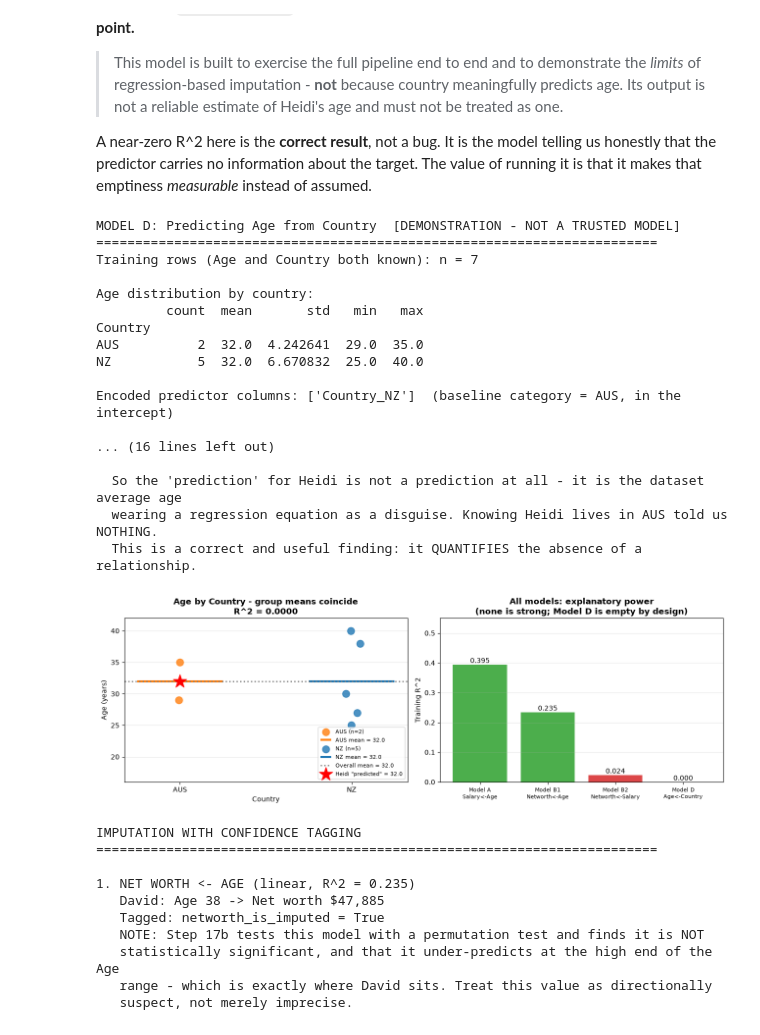
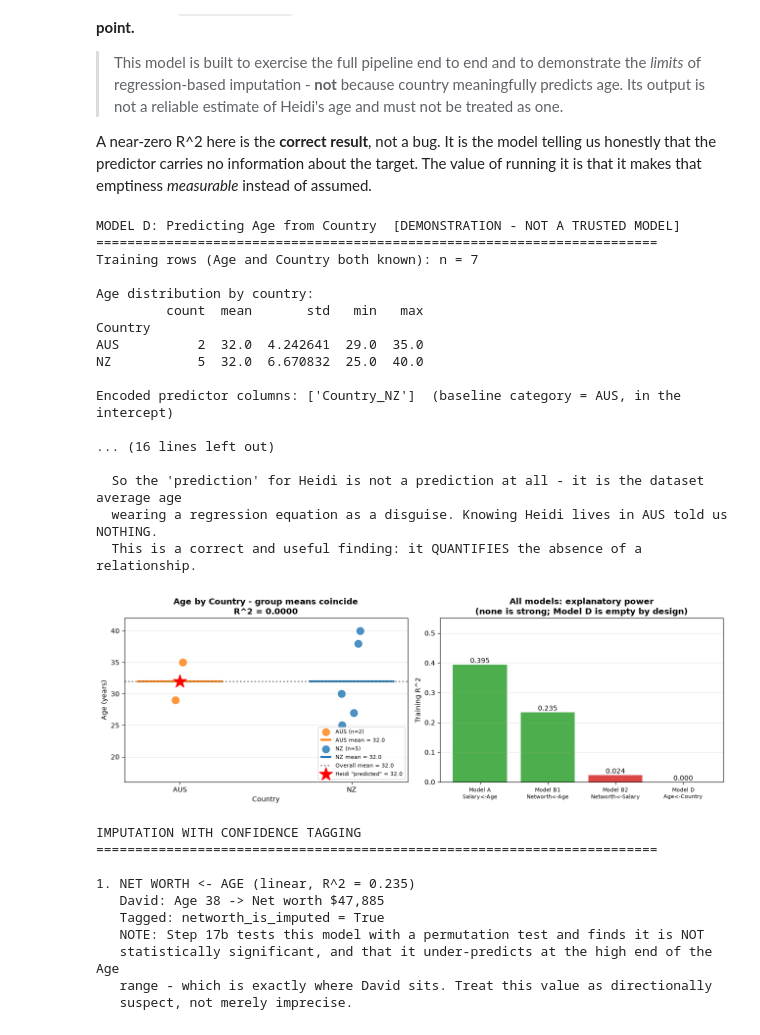
Before and after one commit to eirikrbe/MSE803-DA, a Jupyter notebook: W4/W4Act1/notebooks/W4Act1_statistics.ipynb, the cells around one changed output. Drawn from its saved outputs; the diff is of its cells as text; code cells hidden in the pictures.

```diff
--- a/W4/W4Act1/notebooks/W4Act1_statistics.ipynb
+++ b/W4/W4Act1/notebooks/W4Act1_statistics.ipynb
@@ -1176,8 +995,11 @@ print("  This is a correct and useful finding: it QUANTIFIES the absence of a re
 
 fig, axes = plt.subplots(1, 2, figsize=(13, 4.5))
 colors = {'NZ': '#1f77b4', 'AUS': '#ff7f0e'}
+# Seeded so the figure is byte-reproducible across runs. The jitter only spreads points
+# horizontally within their country so they do not overlap - it changes no value.
+jitter_rng = np.random.default_rng(0)
 for i, (c, g) in enumerate(sub_d.groupby('Country')):
-    axes[0].scatter(np.full(len(g), i) + np.random.uniform(-0.06, 0.06, len(g)), g['Age'],
+    axes[0].scatter(np.full(len(g), i) + jitter_rng.uniform(-0.06, 0.06, len(g)), g['Age'],
                     s=110, alpha=0.8, color=colors[c], label=f'{c} (n={len(g)})', zorder=3)
     axes[0].hlines(g['Age'].mean(), i - 0.25, i + 0.25, color=colors[c], lw=3,
                    label=f'{c} mean = {g["Age"].mean():.1f}')
@@ -1194,34 +1016,34 @@ axes[0].legend(fontsize=8, loc='lower right'); axes[0].grid(alpha=0.3, axis='y')
 names = ['Model A\nSalary<-Age', 'Model B1\nNetworth<-Age', 'Model B2\nNetworth<-Salary', 'Model D\nAge<-Country']
 r2s = [res_salary['linear']['r2'], res_nw_age['linear']['r2'], res_nw_sal['linear']['r2'], r2_d]
 bars = axes[1].bar(names, r2s, color=['#2ca02c', '#2ca02c', '#d62728', '#d62728'], alpha=0.85)
 for b, v in zip(bars, r2s):
     axes[1].text(b.get_x() + b.get_width() / 2, v, f'{v:.3f}', ha='center', va='bottom', fontsize=10)
 axes[1].set_ylabel('Training R^2'); axes[1].set_ylim(0, 0.55)
 axes[1].set_title('All models: explanatory power\n(none is strong; Model D is empty by design)',
                   fontsize=12, fontweight='bold')
 axes[1].tick_params(axis='x', labelsize=8); axes[1].grid(alpha=0.3, axis='y')
 plt.tight_layout()
 plt.savefig('../figures/model_d_age_from_country.png', dpi=100, bbox_inches='tight')
 plt.show()
 # %% [output]
 MODEL D: Predicting Age from Country  [DEMONSTRATION - NOT A TRUSTED MODEL]
 ========================================================================
 Training rows (Age and Country both known): n = 7
 
 Age distribution by country:
          count  mean       std   min   max
 Country
 AUS          2  32.0  4.242641  29.0  35.0
 NZ           5  32.0  6.670832  25.0  40.0
 
 Encoded predictor columns: ['Country_NZ']  (baseline category = AUS, in the intercept)
 
 ... (16 lines left out)
 
   So the 'prediction' for Heidi is not a prediction at all - it is the dataset average age
   wearing a regression equation as a disguise. Knowing Heidi lives in AUS told us NOTHING.
   This is a correct and useful finding: it QUANTIFIES the absence of a relationship.
-[figure, old version]
+[figure, new version]
 # %%
 # Step 13 - Impute missing values, tagging every filled cell with its confidence
 print("IMPUTATION WITH CONFIDENCE TAGGING")
```
Also changed, not shown: parts of 4 cells of this notebook, 6 other files.
